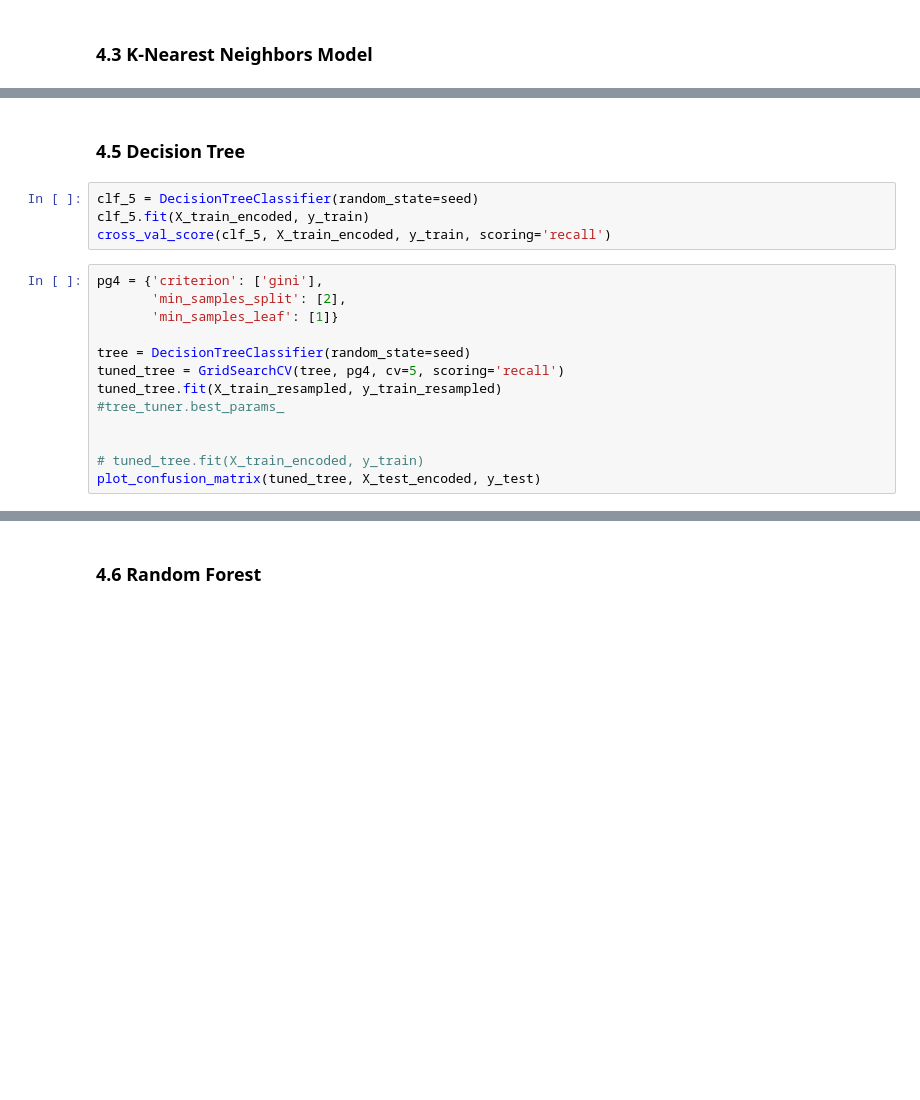
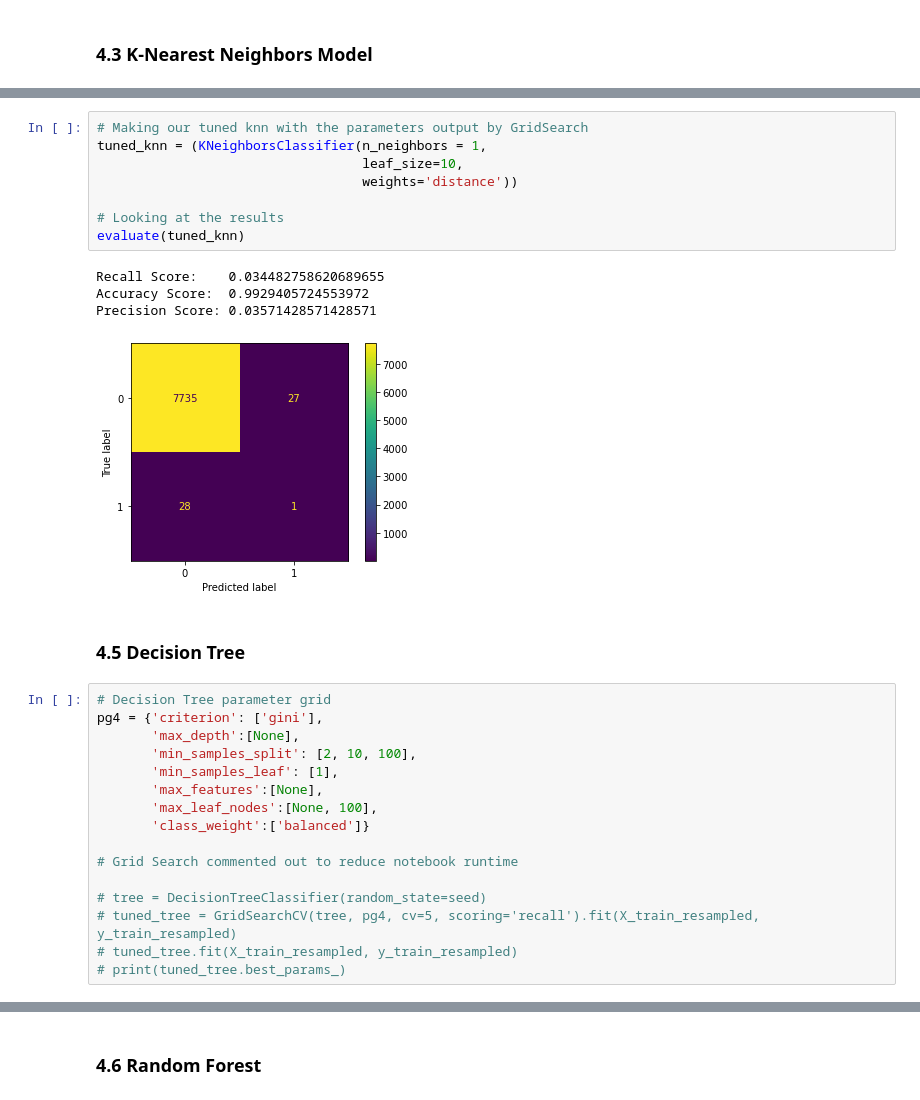
Before and after one commit to AidanStack/Cycling_Classification_Project, a Jupyter notebook: Aidan/Aidan's Notebook.ipynb, the cells around one changed output, grey strips where cells are left out. Drawn from its saved outputs; the diff is of its cells as text; blank space fills up the shorter version.

```diff
--- a/Aidan/Aidan's Notebook.ipynb
+++ b/Aidan/Aidan's Notebook.ipynb
@@ -657,19 +688,31 @@ plot_confusion_matrix(tuned_knn, X_test_encoded, y_test)
+# %%
+# Making our tuned knn with the parameters output by GridSearch
+tuned_knn = (KNeighborsClassifier(n_neighbors = 1,
+                                  leaf_size=10,
+                                  weights='distance'))
+
+# Looking at the results
+evaluate(tuned_knn)
+# %% [output]
+Recall Score:    0.034482758620689655
+Accuracy Score:  0.9929405724553972
+Precision Score: 0.03571428571428571
+[figure, added]
 # %% [markdown]
 ### 4.5 Decision Tree
-# %%
-clf_5 = DecisionTreeClassifier(random_state=seed)
-clf_5.fit(X_train_encoded, y_train)
-cross_val_score(clf_5, X_train_encoded, y_train, scoring='recall')
 # %%
+# Decision Tree parameter grid
 pg4 = {'criterion': ['gini'],
-       'min_samples_split': [2],
-       'min_samples_leaf': [1]}
+       'max_depth':[None],
+       'min_samples_split': [2, 10, 100],
+       'min_samples_leaf': [1],
+       'max_features':[None],
+       'max_leaf_nodes':[None, 100],
+       'class_weight':['balanced']}
 
-tree = DecisionTreeClassifier(random_state=seed)
-tuned_tree = GridSearchCV(tree, pg4, cv=5, scoring='recall')
-tuned_tree.fit(X_train_resampled, y_train_resampled)
-#tree_tuner.best_params_
+# Grid Search commented out to reduce notebook runtime
 
-
-# tuned_tree.fit(X_train_encoded, y_train)
-plot_confusion_matrix(tuned_tree, X_test_encoded, y_test)
+# tree = DecisionTreeClassifier(random_state=seed)
+# tuned_tree = GridSearchCV(tree, pg4, cv=5, scoring='recall').fit(X_train_resampled, y_train_resampled)
+# tuned_tree.fit(X_train_resampled, y_train_resampled)
+# print(tuned_tree.best_params_)
```
Also changed, not shown: parts of 34 cells of this notebook.
